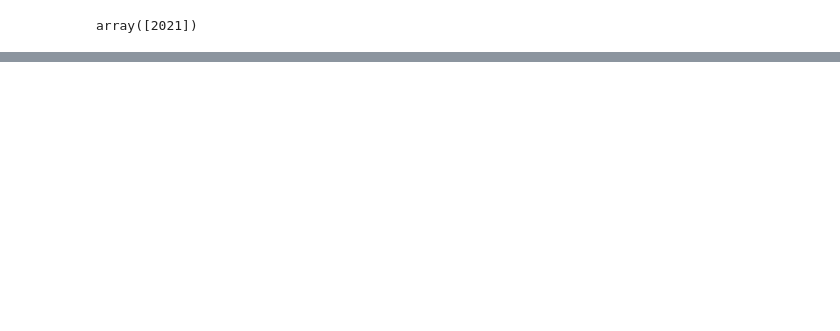
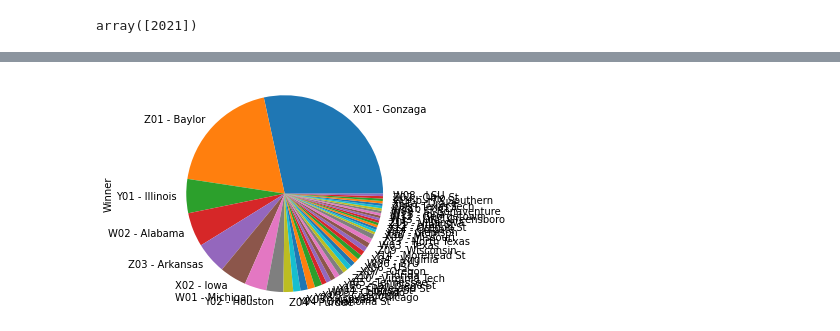
Before and after one commit to armstrys/NCAA_BracketBuilder, a Jupyter notebook: simple_simulation.ipynb, the cells around one changed output, grey strips where cells are left out. Saved outputs shown, nothing was run; the diff lists cells and outputs as text; code cells hidden in the pictures; blank space fills up the shorter version.

```diff
--- a/simple_simulation.ipynb
+++ b/simple_simulation.ipynb
@@ -7,7 +7,7 @@ import time
 # %%
 mw = 'M'
-ncaa_files = Load(mw)
-df = pd.read_csv('./input/'+mw+'Submission.csv')
+ncaa_files = Load(mw, dir='./input_with_data/')
+df = pd.read_csv('./input_with_data/'+mw+'submission.csv')
 submission = Submission(sub_df=df, files=ncaa_files)
 submission.seasons
 # %% [output]
@@ -36,10 +17,0 @@ Tournament complete
-# %%
-%%capture
-start = time.time()
-summary_dict = {}
-n_sim=5e3
-for _ in range(int(n_sim)):
-    tourney = Tournament(ncaa_files, submission,2021)
-    tourney.simulate_tournament('random')
-    summary_dict = tourney.summarize_results(summary_dict)
-end = time.time()
@@ -74,0 +58,6 @@ sim_results.columns = ['First Round', 'Round of 32', 'Sweet 16',
+# %%
+n_sim = 250
+results = tourney.simulate_tournaments(n_sim)
+# %%
+odds = (results / n_sim) * 100
+odds.head(32)
@@ -74,0 +82,6 @@ sim_results.columns = ['First Round', 'Round of 32', 'Sweet 16',
+# %%
+odds['Winner'].plot(kind='pie')
+plt.axis('equal')
+plt.show()
+# %% [output]
+[figure, added]
```
Also changed, not shown: parts of 8 cells of this notebook, 2 other files.
